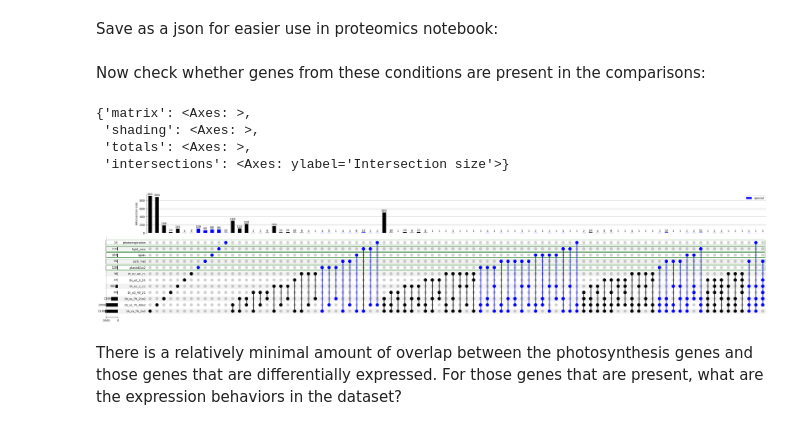
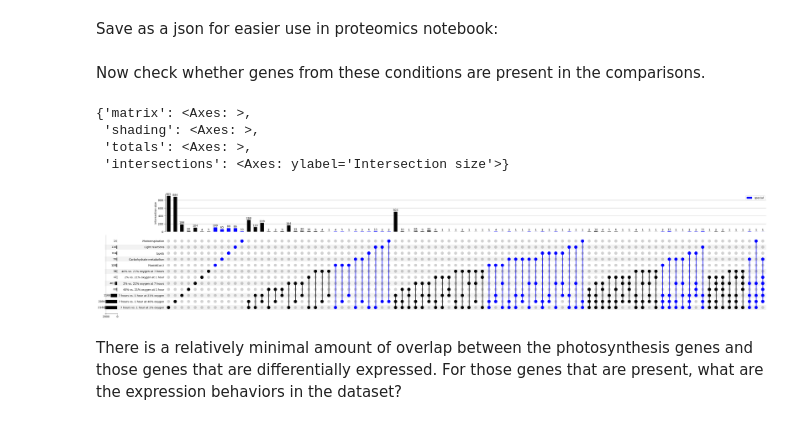
Before and after one commit to serenalotreck/photorespiration-omics, a Jupyter notebook: notebooks/transcriptomics_visualizations.ipynb, the cells around one changed output. Drawn from its saved outputs; the diff is of its cells as text; code cells hidden in the pictures.

```diff
--- a/notebooks/transcriptomics_visualizations.ipynb
+++ b/notebooks/transcriptomics_visualizations.ipynb
@@ -278,3 +350,20 @@ all_lipids = lipids.Gene.str.split(' ').str[0].str.lower().tolist()
+# %%
+legend_semantic = {
+    'plastidCut2': 'PlastidCut 2',
+    'carb_met': 'Carbohydrate metabolism',
+    'lipids': 'Lipids',
+    'light_rxns': 'Light reactions',
+    'photorespiration': 'Photorespiration'
+}
+conditions_semantic = {
+    '1h_vs_7h_2o2': '7 hours vs. 1 hour at 2% oxygen',
+    '1h_vs_7h_40o2': '7 hours vs. 1 hour at 40% oxygen',
+    '1h_vs_7h_21o2': '7 hours vs. 1 hour at 21% oxygen',
+    '1h_o2_40_21': '40% vs. 21% oxygen at 1 hour',
+    '7h_o2_2_21': '2% vs. 21% oxygen at 7 hours',
+    '1h_o2_2_21': '2% vs. 21% oxygen at 1 hour',
+    '7h_o2_40_21': '40% vs. 21% oxygen at 7 hours'
+}
 # %% [markdown]
 Check for overlaps between the groups:
 # %%
@@ -342,25 +431,26 @@ Save as a json for easier use in proteomics notebook:
 with open('../data/photosynthesis_genes/all_photosynthesis_genes_unique.json', 'w') as f:
     json.dump(unique_genes_to_search, f)
 # %% [markdown]
-Now check whether genes from these conditions are present in the comparisons:
+Now check whether genes from these conditions are present in the comparisons.
 # %%
-gene_groups = {k: [i.lower() for i in v] for k, v in genes_in_comps.items()}
+gene_groups = {conditions_semantic[k]: [i.lower() for i in v] for k, v in genes_in_comps.items()}
+unique_genes_to_search = {legend_semantic[k]: v for k, v in unique_genes_to_search.items()}
 gene_groups.update(unique_genes_to_search)
 # %%
 warnings.filterwarnings('ignore')
 to_plot = from_contents(gene_groups)
 
 upset = UpSet(to_plot, show_counts=True, sort_categories_by='input')
-upset.style_categories(list(genes_to_search.keys()), shading_edgecolor="darkgreen", shading_linewidth=1)
-for c in genes_to_search.keys():
+# upset.style_categories(list(unique_genes_to_search.keys()), shading_edgecolor="darkgreen", shading_linewidth=1)
+for c in unique_genes_to_search.keys():
     upset.style_subsets(present=c, facecolor="blue", label="special")
 upset.plot()
 # %% [output]
 {'matrix': <Axes: >,
  'shading': <Axes: >,
  'totals': <Axes: >,
  'intersections': <Axes: ylabel='Intersection size'>}
-[figure, old version]
+[figure, new version]
 # %% [markdown]
 There is a relatively minimal amount of overlap between the photosynthesis genes and those genes that are differentially expressed. For those genes that are present, what are the expression behaviors in the dataset?
 # %% [markdown]
```
Also changed, not shown: parts of 12 cells of this notebook, 1 other file.
